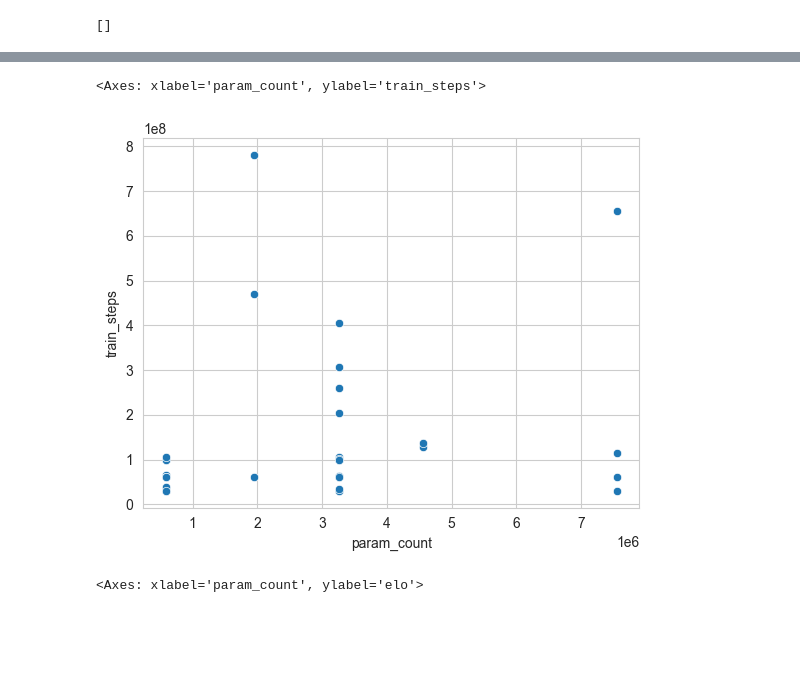
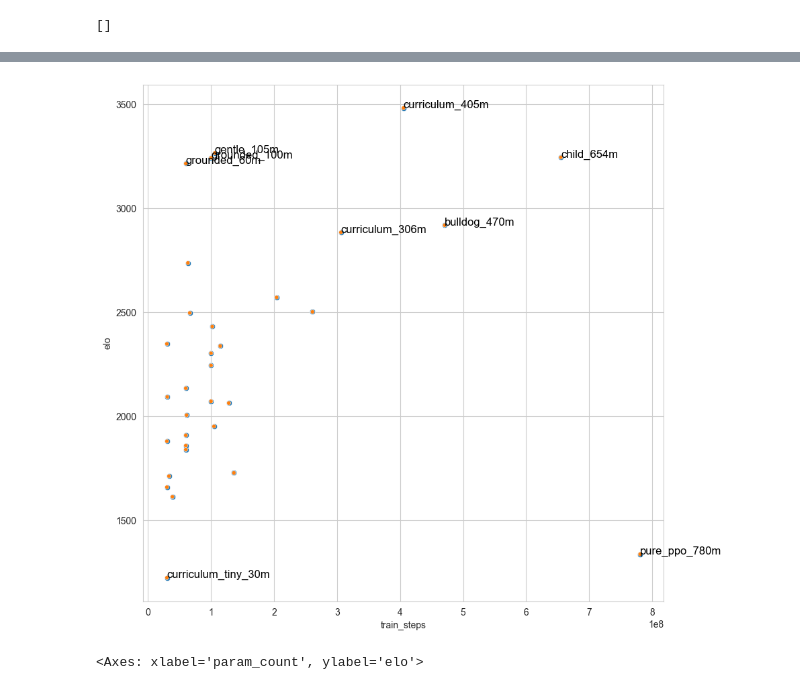
Before and after one commit to Biggergig/RL-Squared-V2, a Jupyter notebook: v3/analysis.ipynb, the cells around one changed output, grey strips where cells are left out. Drawn from its saved outputs; the diff is of its cells as text; code cells hidden in the pictures; blank space fills up the shorter version.

```diff
--- a/v3/analysis.ipynb
+++ b/v3/analysis.ipynb
@@ -146,8 +160,23 @@ sns.scatterplot(df, x="train_steps", y="elo")
-# %%
-sns.scatterplot(df, x="param_count", y="train_steps")
-# %% [output]
-<Axes: xlabel='param_count', ylabel='train_steps'>
-[figure, removed]
+# %%
+plt.figure(figsize=(10,10))
+sns.scatterplot(df, x="train_steps", y="elo")
+p1 = sns.scatterplot(x='train_steps', # Horizontal axis
+       y='elo', # Vertical axis
+       data=df, # Data source
+       size = 10,
+       legend=False)
+
+for i in range(7):
+    p1.text(df.train_steps[i]+0.01, df.elo[i],
+    df.name[i], horizontalalignment='left',
+    size='large', color='black')
+for i in (-2,-1):
+    i = len(df.name)-i-3
+    p1.text(df.train_steps[i]+0.01, df.elo[i],
+    df.name[i], horizontalalignment='left',
+    size='large', color='black')
+# %% [output]
+[figure, added]
 # %%
 sns.scatterplot(df, x="param_count", y="elo")
 # %% [output]
```
Also changed, not shown: parts of 7 cells of this notebook, 1 other file.
